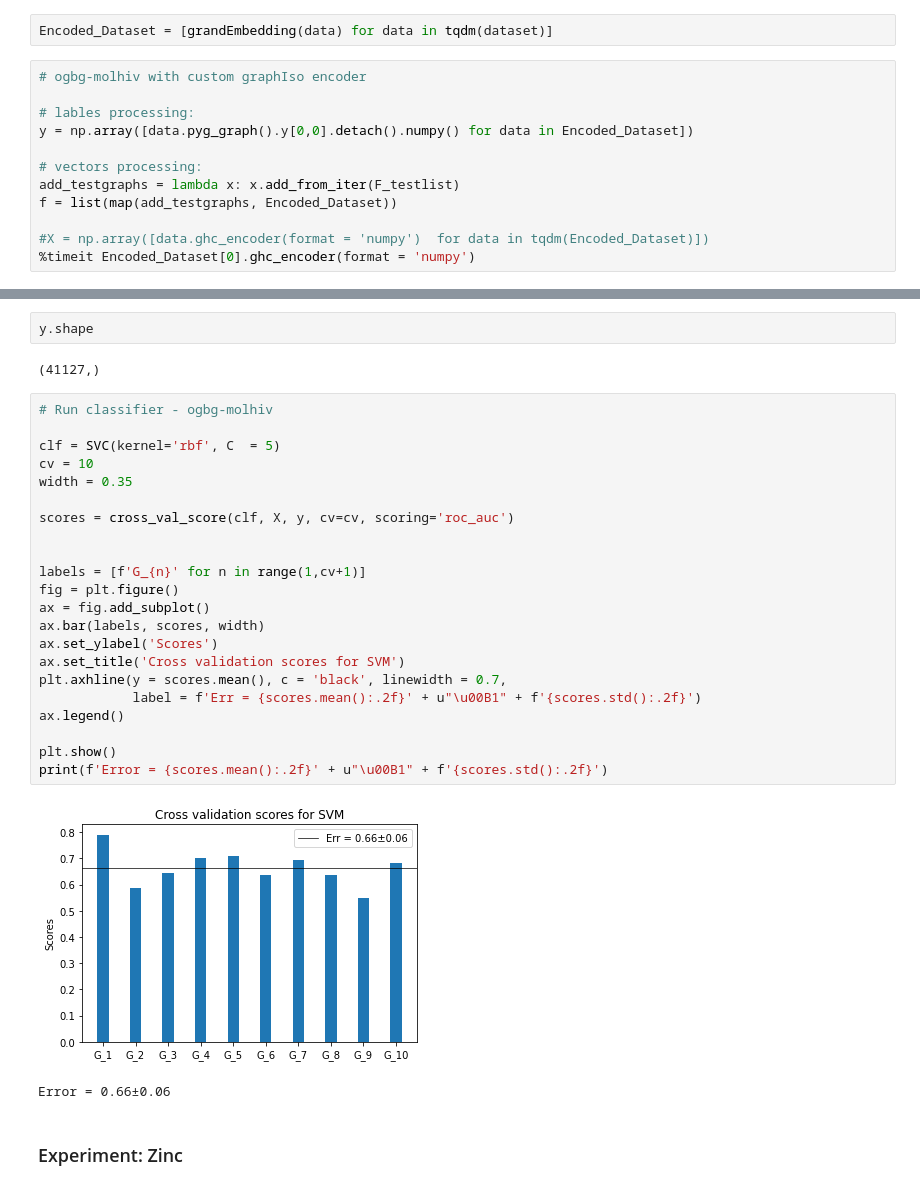
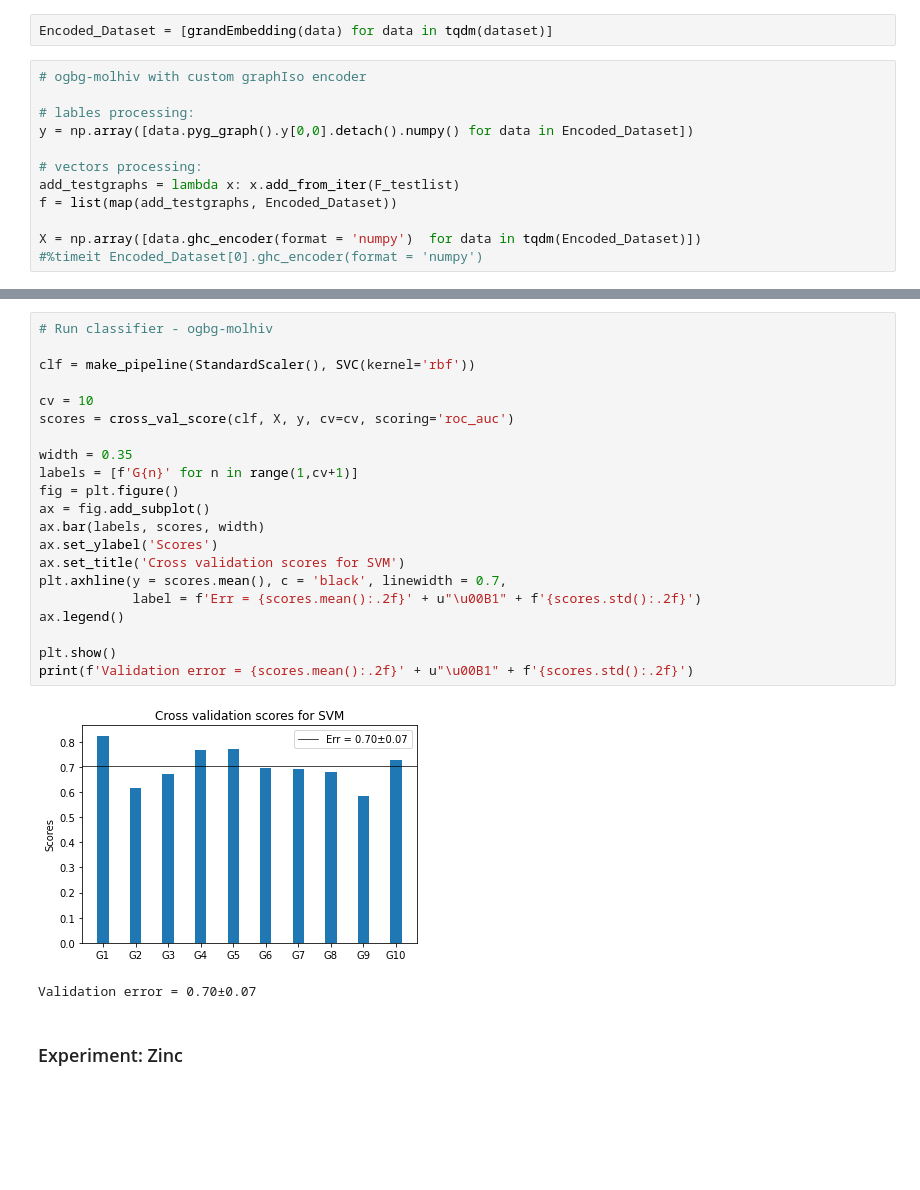
Before and after one commit to dakhtiam/graph_homomorphism, a Jupyter notebook: grandiso_notebook.ipynb, the cells around one changed output, grey strips where cells are left out. Cells and saved outputs as stored; diff of their text form; blank space fills up the shorter version.

Commit message:
Peformed ogb HIV experiments with centeredand normalized data

```diff
--- a/grandiso_notebook.ipynb
+++ b/grandiso_notebook.ipynb
@@ -497,5 +489,5 @@ y = np.array([data.pyg_graph().y[0,0].detach().numpy() for data in Encoded_Datas
 add_testgraphs = lambda x: x.add_from_iter(F_testlist)
 f = list(map(add_testgraphs, Encoded_Dataset))
 
-#X = np.array([data.ghc_encoder(format = 'numpy')  for data in tqdm(Encoded_Dataset)])
-%timeit Encoded_Dataset[0].ghc_encoder(format = 'numpy')
+X = np.array([data.ghc_encoder(format = 'numpy')  for data in tqdm(Encoded_Dataset)])
+#%timeit Encoded_Dataset[0].ghc_encoder(format = 'numpy')
@@ -504,32 +494,27 @@ f = list(map(add_testgraphs, Encoded_Dataset))
-# %%
-y.shape
-# %% [output]
-(41127,)
 # %%
 # Run classifier - ogbg-molhiv
 
-clf = SVC(kernel='rbf', C  = 5)
+clf = make_pipeline(StandardScaler(), SVC(kernel='rbf'))
+
 cv = 10
-width = 0.35
-
 scores = cross_val_score(clf, X, y, cv=cv, scoring='roc_auc')
 
-
-labels = [f'G_{n}' for n in range(1,cv+1)]
+width = 0.35
+labels = [f'G{n}' for n in range(1,cv+1)]
 fig = plt.figure()
 ax = fig.add_subplot()
 ax.bar(labels, scores, width)
 ax.set_ylabel('Scores')
 ax.set_title('Cross validation scores for SVM')
 plt.axhline(y = scores.mean(), c = 'black', linewidth = 0.7,
             label = f'Err = {scores.mean():.2f}' + u"\u00B1" + f'{scores.std():.2f}')
 ax.legend()
 
 plt.show()
-print(f'Error = {scores.mean():.2f}' + u"\u00B1" + f'{scores.std():.2f}')
+print(f'Validation error = {scores.mean():.2f}' + u"\u00B1" + f'{scores.std():.2f}')
 # %% [output]
-[figure, old version]
+[figure, new version]
-Error = 0.66±0.06
+Validation error = 0.70±0.07
 # %% [markdown]
 ### Experiment: Zinc
 # %%
```
Also changed, not shown: parts of 12 cells of this notebook.
